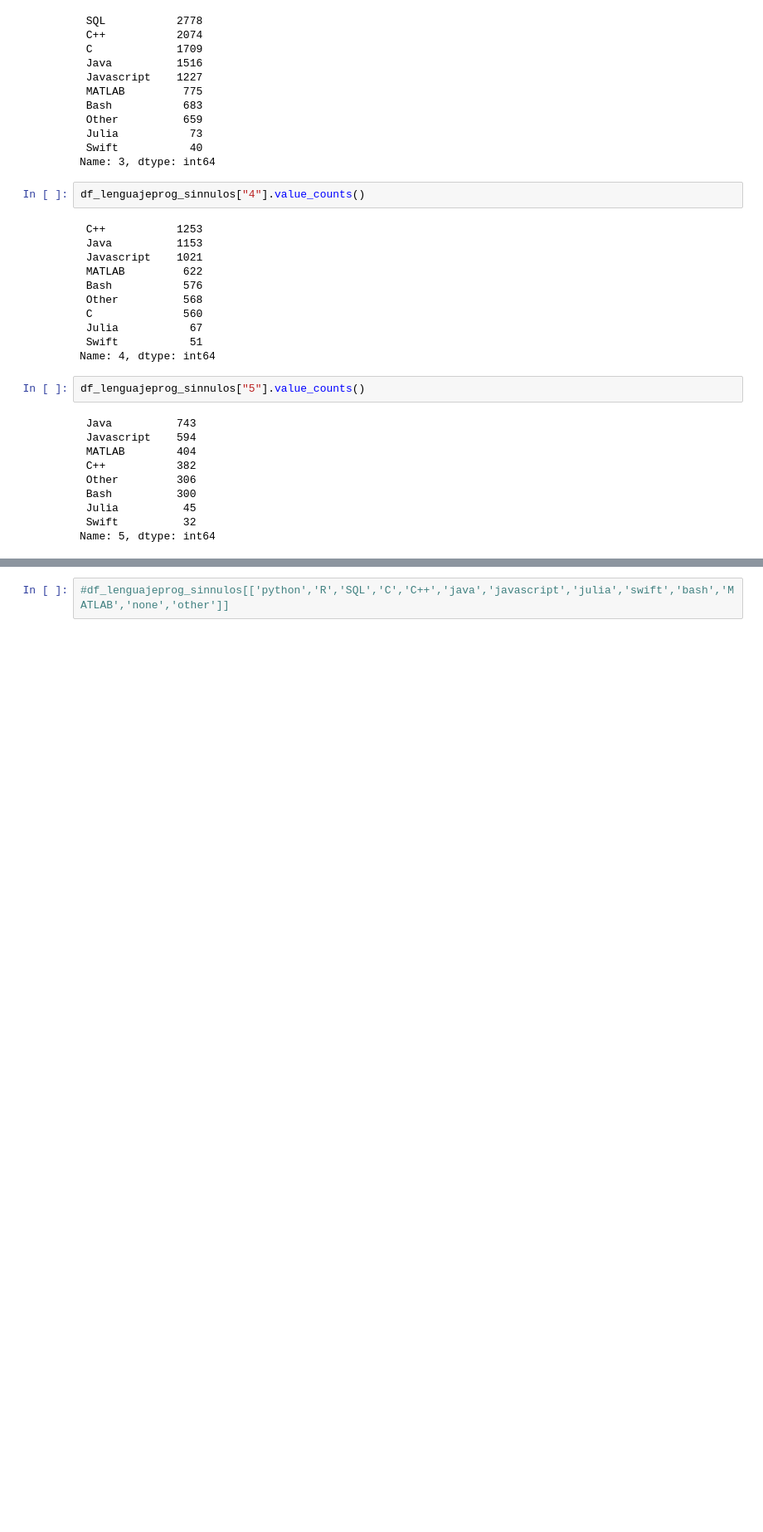
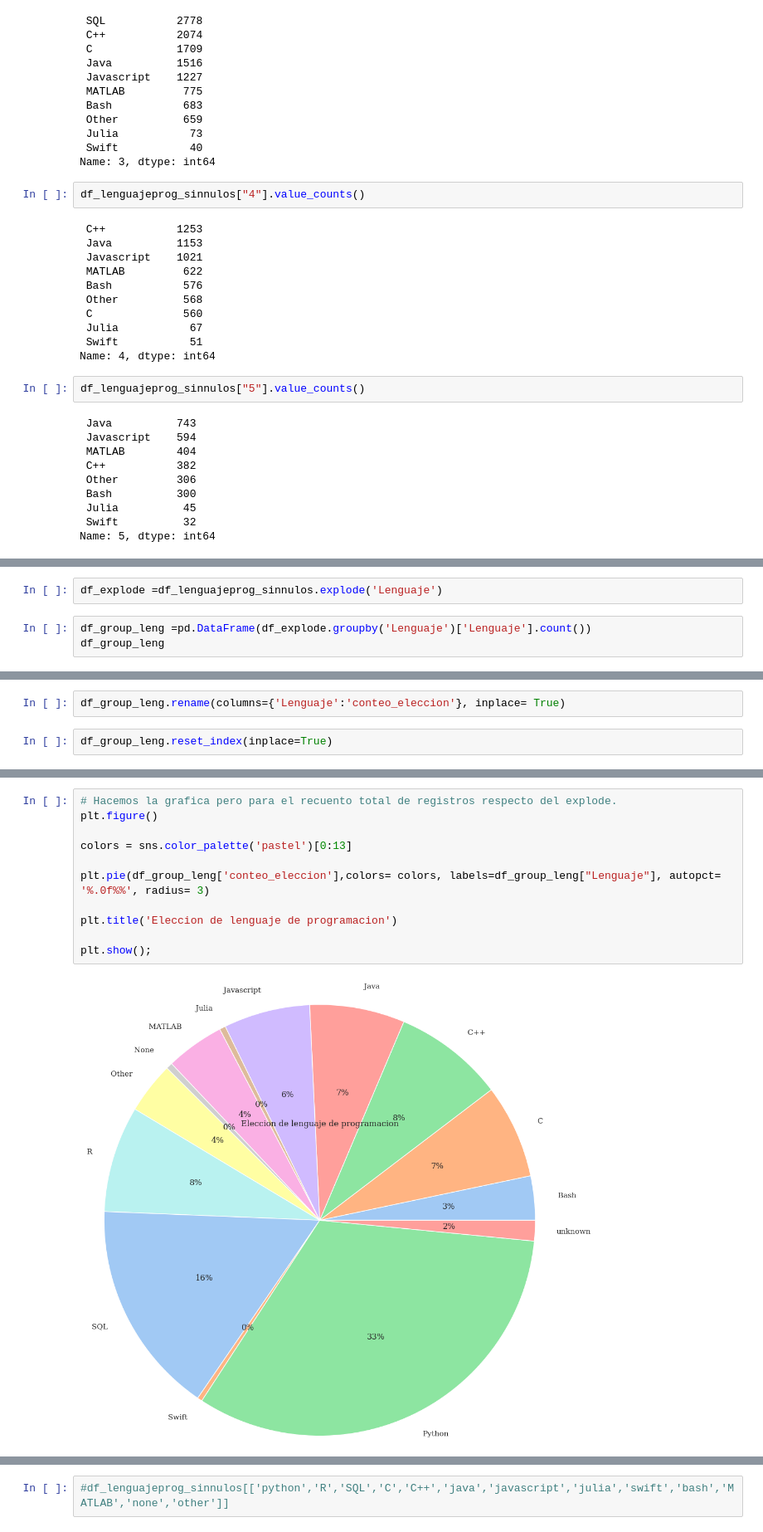
Before and after one commit to Adalab/project-DA-promo-c-modulo-2-team-5, a Jupyter notebook: sprint2_EDA.ipynb, the cells around one changed output, grey strips where cells are left out. Shown at 83% size. Cells and saved outputs as stored; diff of their text form; blank space fills up the shorter version.

Commit message:
Estudio lenguajes y salarios

```diff
--- a/sprint2_EDA.ipynb
+++ b/sprint2_EDA.ipynb
@@ -531,0 +544,5 @@ Name: 5, dtype: int64
+# %%
+df_explode =df_lenguajeprog_sinnulos.explode('Lenguaje')
+# %%
+df_group_leng =pd.DataFrame(df_explode.groupby('Lenguaje')['Lenguaje'].count())
+df_group_leng
@@ -531,0 +566,4 @@ Name: 5, dtype: int64
+# %%
+df_group_leng.rename(columns={'Lenguaje':'conteo_eleccion'}, inplace= True)
+# %%
+df_group_leng.reset_index(inplace=True)
@@ -531,0 +588,13 @@ Name: 5, dtype: int64
+# %%
+# Hacemos la grafica pero para el recuento total de registros respecto del explode.
+plt.figure()
+
+colors = sns.color_palette('pastel')[0:13]
+
+plt.pie(df_group_leng['conteo_eleccion'],colors= colors, labels=df_group_leng["Lenguaje"], autopct= '%.0f%%', radius= 3)
+
+plt.title('Eleccion de lenguaje de programacion')
+
+plt.show();
+# %% [output]
+[figure, added]
```
Also changed, not shown: parts of 48 cells of this notebook.
